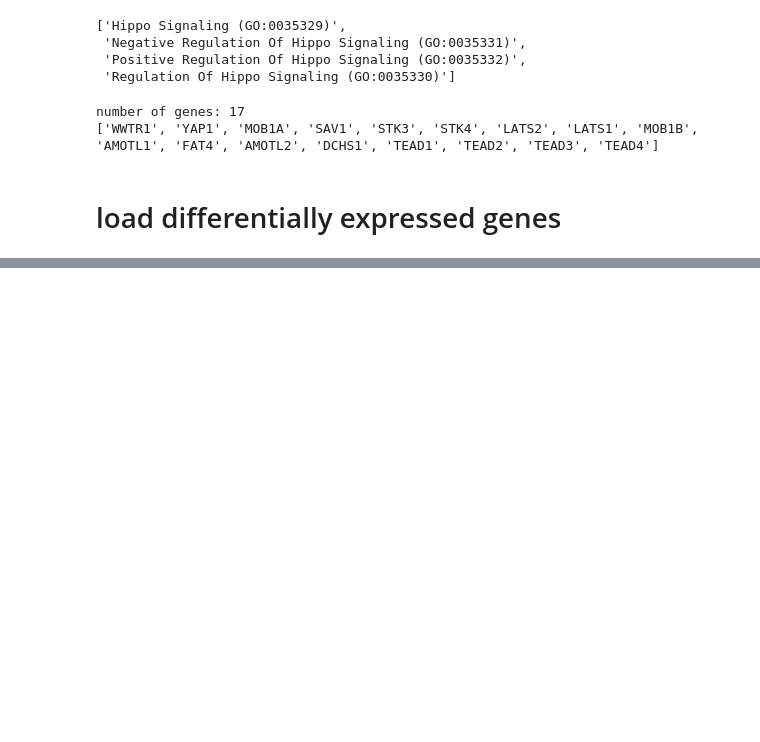
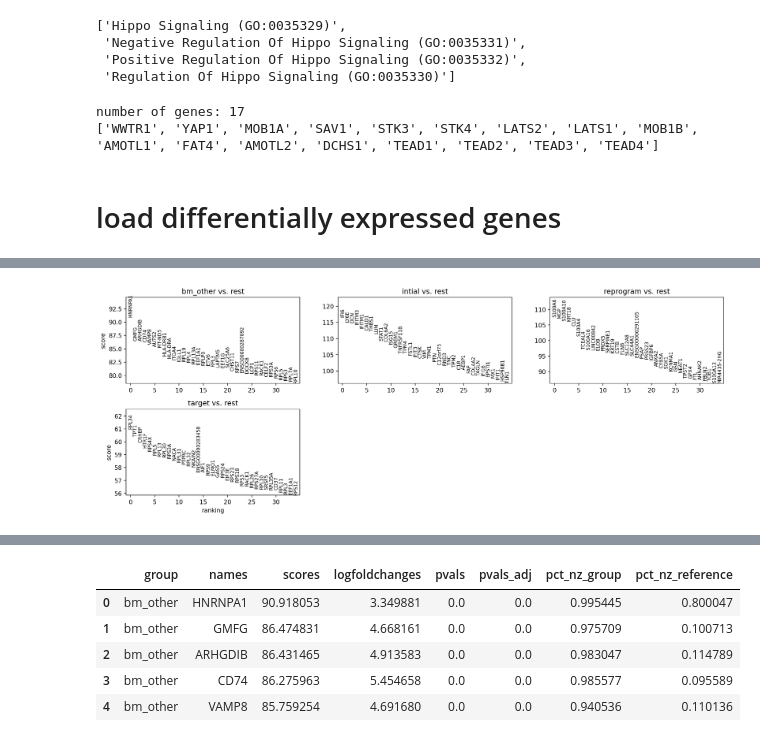
Before and after one commit to CooperStansbury/hematokytos, a Jupyter notebook: notebooks/summary/hippo.ipynb, the cells around one changed output, grey strips where cells are left out. Cells and saved outputs as stored; diff of their text form; code cells hidden in the pictures; blank space fills up the shorter version.

Commit message:
add collective reference

```diff
--- a/notebooks/summary/hippo.ipynb
+++ b/notebooks/summary/hippo.ipynb
@@ -51,0 +220,7 @@ number of genes: 17
+# %%
+%%time
+fpath = "/nfs/turbo/umms-indikar/shared/projects/HSC/pipeline_outputs/integrated_anndata/three_libraries.h5ad"
+adata = sc.read_h5ad(fpath)
+adata = adata[adata.obs['filter_pass'], :].copy()
+
+adata
@@ -51,0 +237,30 @@ number of genes: 17
+# %%
+%%time
+sc.tl.rank_genes_groups(
+    adata,
+    groupby='group',
+    method='wilcoxon',
+    use_raw=False,
+    pts=True,
+)
+
+deg = sc.get.rank_genes_groups_df(
+    adata,
+    group=None,
+    pval_cutoff=0.05,
+    log2fc_min=0.5,
+    log2fc_max=10.0,
+)
+
+plt.rcParams['figure.dpi'] = 200
+plt.rcParams['figure.figsize'] = 6, 3
+sc.pl.rank_genes_groups(
+    adata,
+    n_genes=35,
+    sharey=False,
+    ncols=3,
+)
+
+deg.head()
+# %% [output]
+[figure, added]
@@ -51,0 +269,6 @@ number of genes: 17
+|  | group | names | scores | logfoldchanges | pvals | pvals_adj | pct_nz_group | pct_nz_reference |
+| 0 | bm_other | HNRNPA1 | 90.918053 | 3.349881 | 0.0 | 0.0 | 0.995445 | 0.800047 |
+| 1 | bm_other | GMFG | 86.474831 | 4.668161 | 0.0 | 0.0 | 0.975709 | 0.100713 |
+| 2 | bm_other | ARHGDIB | 86.431465 | 4.913583 | 0.0 | 0.0 | 0.983047 | 0.114789 |
+| 3 | bm_other | CD74 | 86.275963 | 5.454658 | 0.0 | 0.0 | 0.985577 | 0.095589 |
+| 4 | bm_other | VAMP8 | 85.759254 | 4.691680 | 0.0 | 0.0 | 0.940536 | 0.110136 |
```
Also changed, not shown: parts of 9 cells of this notebook, 5 other files.
